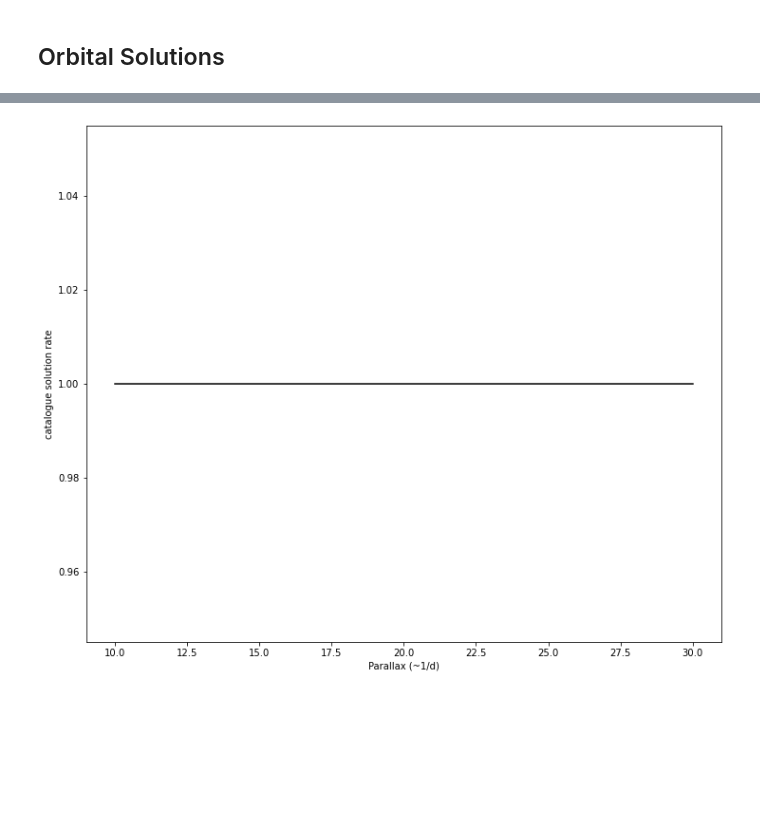
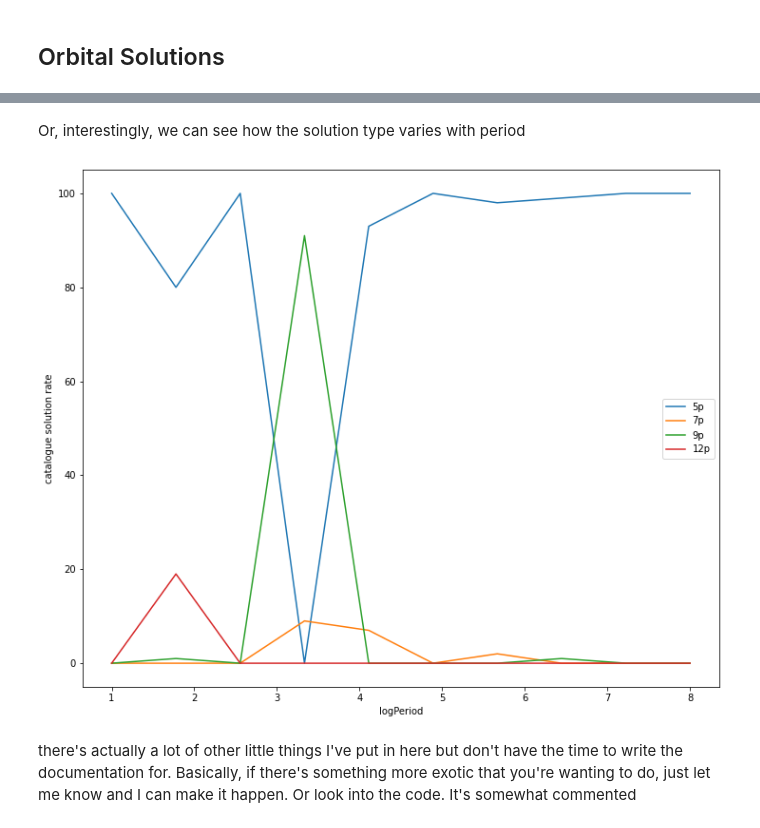
Before and after one commit to BenPennell/GaiamockWrapper, a Jupyter notebook: gwexamples.ipynb, the cells around one changed output, grey strips where cells are left out. Drawn from its saved outputs; the diff is of its cells as text; code cells hidden in the pictures; blank space fills up the shorter version.

```diff
--- a/gwexamples.ipynb
+++ b/gwexamples.ipynb
@@ -182,10 +188,20 @@ and I can compare to if I had just taken a face-on orbit
-# %%
-plaxes = np.linspace(30,10,10)
-solutions = gw.search_for_solutions_grid1d(("parallax", plaxes), sample_count=10,
-                                           df=r[1019],
-                                           m1=0.8,q=0.3,period=1e4)
-plt.plot(plaxes, np.mean(solutions, axis=1), c="k")
-plt.xlabel("Parallax (~1/d)");
-plt.ylabel("catalogue solution rate");
-# %% [output]
-[figure, removed]
+# %% [markdown]
+Or, interestingly, we can see how the solution type varies with period
+# %%
+periods = np.logspace(1,8,10)
+solutions = gw.marginalize_solution_type_grid1d(("p", periods), sample_count=100,
+                                           df=r[1019], marginalize_angles=True,
+                                           m1=0.8,q=0.3,parallax=10)
+
+binned_solutions = np.array([gw.bin_solutions(solution_set) for solution_set in solutions])
+# %%
+solution_nums = [5,7,9,12]
+for i in range(4):
+    plt.plot(np.log10(periods), binned_solutions[:,i], label="{}p".format(solution_nums[i]))
+plt.xlabel("logPeriod");
+plt.ylabel("catalogue solution rate");
+plt.legend();
+# %% [output]
+[figure, added]
+# %% [markdown]
+there's actually a lot of other little things I've put in here but don't have the time to write the documentation for. Basically, if there's something more exotic that you're wanting to do, just let me know and I can make it happen. Or look into the code. It's somewhat commented
```
Also changed, not shown: parts of 9 cells of this notebook, 2 other files.
